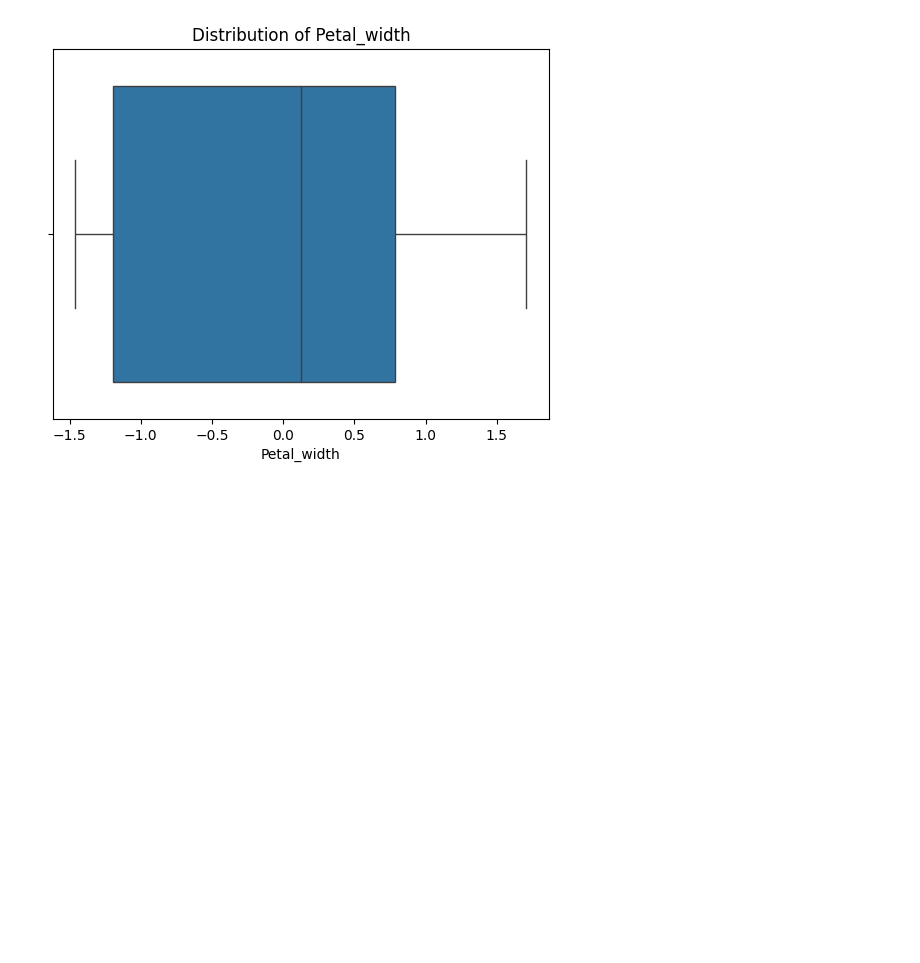
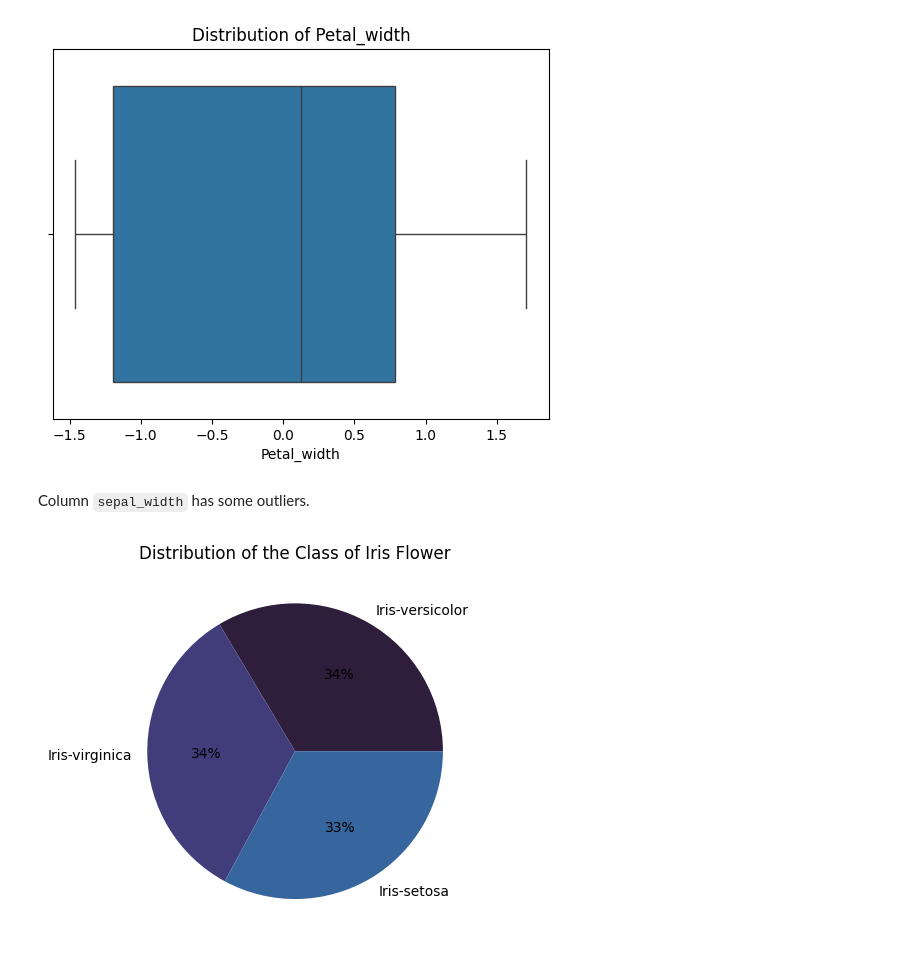
Before and after one commit to Odeyiany2/ECX-4.0-21-Days-Data-Science-Challenge, a Jupyter notebook: [Miriam]_Iris_Flower_Classification_DAY_TTHREE.ipynb, the cells around one changed output. Drawn from its saved outputs; the diff is of its cells as text; code cells hidden in the pictures; blank space fills up the shorter version.

```diff
--- a/[Miriam]_Iris_Flower_Classification_DAY_TTHREE.ipynb
+++ b/[Miriam]_Iris_Flower_Classification_DAY_TTHREE.ipynb
@@ -199,3 +208,14 @@ for col in df.columns:
 [figure]
 [figure]
 [figure]
+# %% [markdown]
+Column `sepal_width` has some outliers.
+# %%
+#distribution for the iris-setosa column using our original data set before we encoded
+iris = dict(data["Iris-setosa"].value_counts())
+palette = sns.color_palette("mako")
+plt.pie(iris.values(), labels = iris.keys(), autopct = "%.0f%%", colors = palette)
+plt.title("Distribution of the Class of Iris Flower")
+plt.show();
+# %% [output]
+[figure, added]
```
Also changed, not shown: parts of 10 cells of this notebook.
